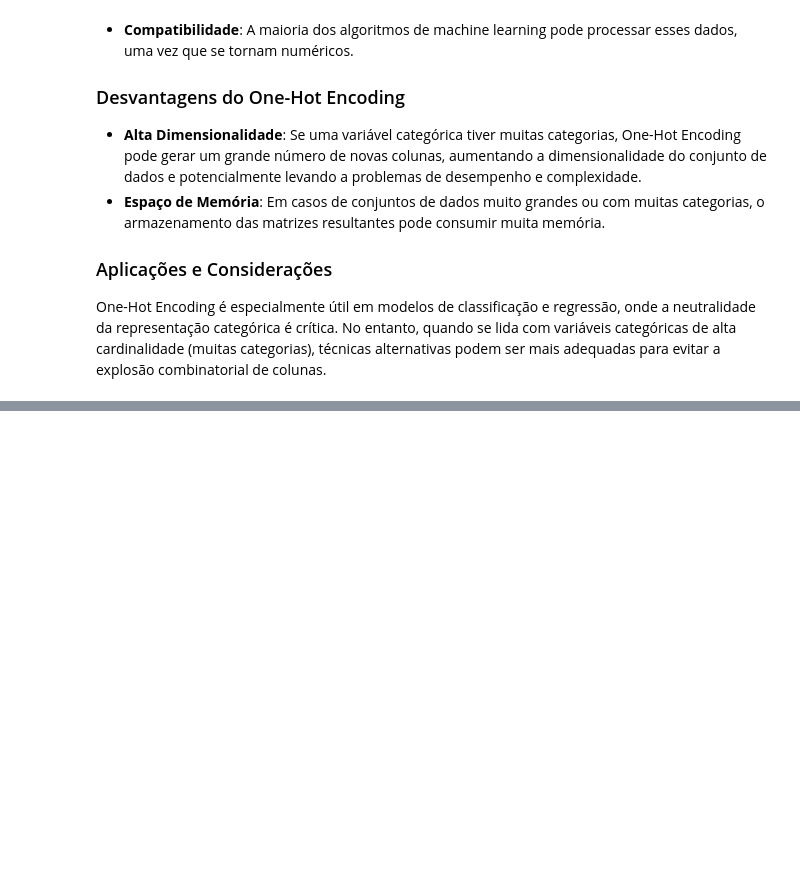
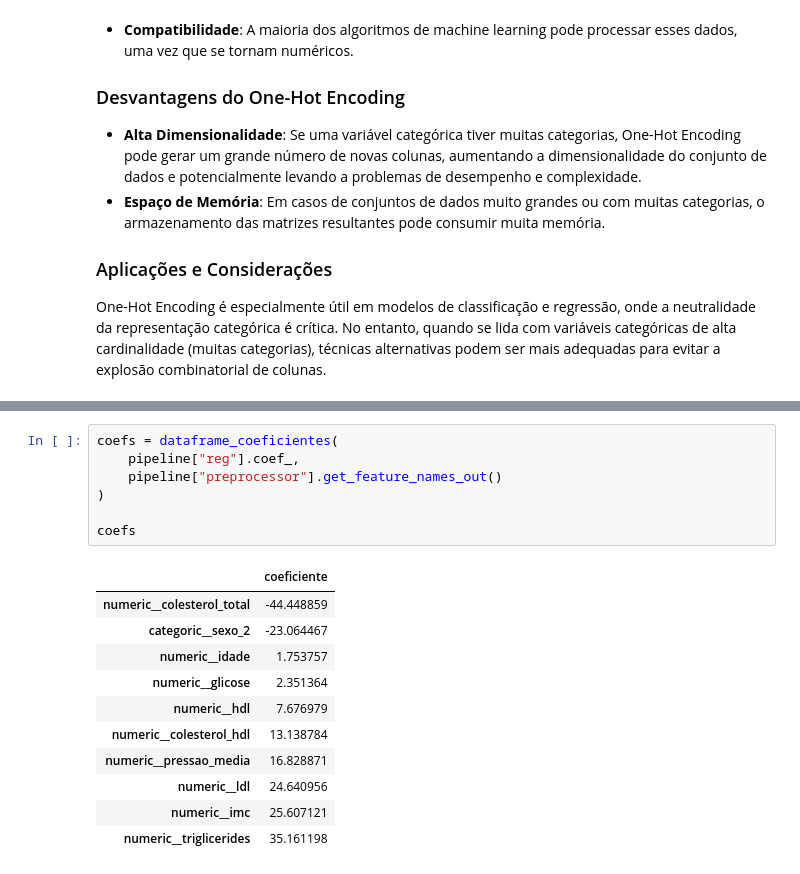
Before and after one commit to PauloViniciusR/Modelos_regressao, a Jupyter notebook: notebooks/05_one_hot_parte_01_inicio.ipynb, the cells around one changed output, grey strips where cells are left out. Cells and saved outputs as stored; diff of their text form; blank space fills up the shorter version.

```diff
--- a/notebooks/05_one_hot_parte_01_inicio.ipynb
+++ b/notebooks/05_one_hot_parte_01_inicio.ipynb
@@ -50,0 +203,19 @@ One-Hot Encoding é especialmente útil em modelos de classificação e regress
+# %%
+coefs = dataframe_coeficientes(
+    pipeline["reg"].coef_,
+    pipeline["preprocessor"].get_feature_names_out()
+)
+
+coefs
+# %% [output]
+|  | coeficiente |
+| numeric__colesterol_total | -44.448859 |
+| categoric__sexo_2 | -23.064467 |
+| numeric__idade | 1.753757 |
+| numeric__glicose | 2.351364 |
+| numeric__hdl | 7.676979 |
+| numeric__colesterol_hdl | 13.138784 |
+| numeric__pressao_media | 16.828871 |
+| numeric__ldl | 24.640956 |
+| numeric__imc | 25.607121 |
+| numeric__triglicerides | 35.161198 |
```
Also changed, not shown: parts of 17 cells of this notebook.
